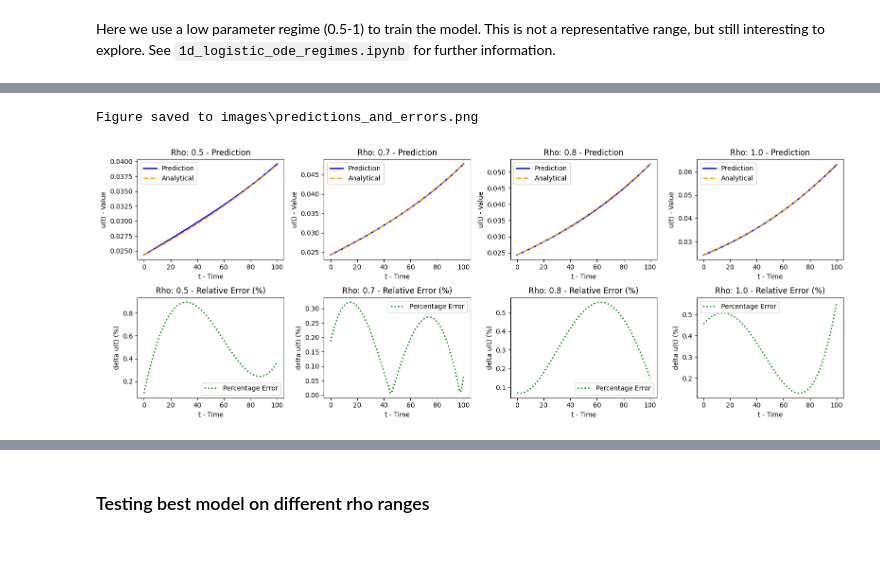
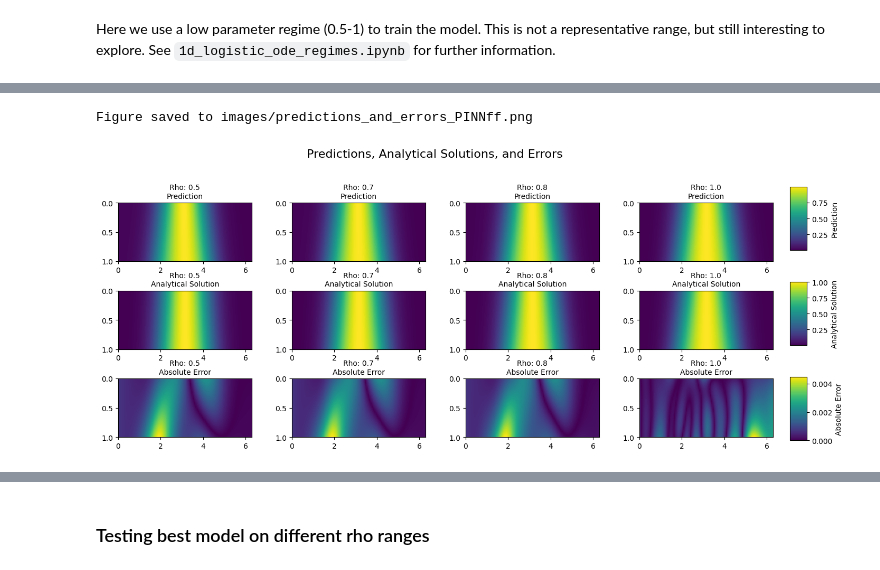
Before and after one commit to almasria/gnn_project, a Jupyter notebook: transfer_learning/1d_reaction/pinn_ff_experiments/experiments_pinn_ff_low_train_regime.ipynb, the cells around one changed output, grey strips where cells are left out. Drawn from its saved outputs; the diff is of its cells as text; code cells hidden in the pictures.

```diff
--- a/transfer_learning/1d_reaction/pinn_ff_experiments/experiments_pinn_ff_low_train_regime.ipynb
+++ b/transfer_learning/1d_reaction/pinn_ff_experiments/experiments_pinn_ff_low_train_regime.ipynb
@@ -79,16 +335,16 @@ Configuration:
 def compute_relative_errors(model, dataset, rho, device):
 
     # Get test points for the current rho
-    x_test, t_test, _ = dataset.get_test_points(rho)
+    res_test,x_test, t_test, _ = dataset.get_test_points(rho)
     rho_test = torch.full_like(x_test, rho).to(device)  # Create rho tensor for test points
 
     # Compute the analytical solution for the test points
-    u_analytical = dataset.analytical_solution(x_test, t_test, rho).cpu().detach().numpy().reshape(101, 1)
+    u_analytical = dataset.analytical_solution(x_test, t_test, rho).cpu().detach().numpy().reshape(101, 101)
 
     # Model predictions
     with torch.no_grad():
         pred = model(x_test.to(device), t_test.to(device), rho_test.to(device))[:, 0:1]
-        pred = pred.cpu().detach().numpy().reshape(101, 1)
+        pred = pred.cpu().detach().numpy().reshape(101, 101)
 
     # Compute relative errors
     rl1 = np.sum(np.abs(u_analytical - pred)) / np.sum(np.abs(u_analytical))
@@ -151,11 +407,20 @@ def run_training(config_dict, model, optim, dataset, rho_values, device):
         num_batches = 0
 
         for rho in rho_values:
+            # Get interior points and create a mini-batch DataLoader
             x_res, t_res, rho_res = dataset.get_interior_points(rho)
             interior_dataset = TensorDataset(x_res, t_res, rho_res)
             interior_loader = DataLoader(interior_dataset, batch_size=config_dict["batch_size"], shuffle=True)
 
-            x_ic, t_ic, rho_ic, u_ic = dataset.get_initial_condition(rho)
+            # Get full boundary data for current rho
+            (x_left, t_left, rho_left,
+            x_right, t_right, rho_right,
+            x_upper, t_upper, rho_upper,
+            x_lower, t_lower, rho_lower) = dataset.get_boundary_points(rho)
+            u_left, u_right, u_upper, u_lower = dataset.get_boundary_values(rho)
+
+
+            x_ic, t_ic, rho_ic, u_ic = x_left, t_left, rho_left, u_left
 
             for bx, bt, brho in interior_loader:
                 bx.requires_grad_()
@@ -242,6 +507,7 @@ def generate_rho_values(start, end, num=10):
 # %%
 # Define rho values
 rho_values = [0.5, 0.7, 0.8, 1.0] # small range
+device="cpu"
 
 """ start = 0.5
 end = 4.0
@@ -250,7 +516,7 @@ rho_values = generate_rho_values(start, end, num=5) """
 
 # Create the dataset using the ODEData class.
 # Note: We now provide t_range, t_points, a constant x value (e.g., 1.0), and rho_values.
-dataset = ODEData(t_range=[0, 1], rho_values=rho_values, t_points=101, constant_x=1.0, device='cuda:0')
+dataset = PDEData(x_range=[0, 2 * torch.pi], t_range=[0, 1], rho_values=rho_values, x_points=101, t_points=101, use_time_sequencing=False)
 
 
 # === Variations ===
@@ -260,7 +526,7 @@ adaptive_loss = [True, False]
 adaptive_loss_weighting_coeffs = [0.7, 0.9]
 alpha_values = [None]#[0.1, 0.25] #[0.1, 0.25, 0.5]
 epsilon_values = [None]#[0.1, 0.3] #[0.1, 0.5, 1.0]
-iteration_steps = [400] #[50, 100, 400]
+iteration_steps = [50] #[50, 100, 400]
 models = []
 for init_act,subseq_act in [("sin", "tanh"), ("sin","gelu"), ("tanh", "gelu")]:
     model = PINNff(in_dim=config.in_dim,
@@ -412,16 +670,16 @@ def test_on_parameter_range(rho_values, dataset, model):
 
     for rho in rho_values:
         # Get test points for the current rho
-        x_test, t_test, _ = dataset.get_test_points(rho)
+        res_test,x_test, t_test, _ = dataset.get_test_points(rho)
         rho_test = torch.full_like(x_test, rho).to(device)
 
         # Compute analytical solution
-        u_analytical = dataset.analytical_solution(x_test, t_test, rho).cpu().detach().numpy().reshape(-1)
+        u_analytical = dataset.analytical_solution(x_test, t_test, rho).cpu().detach().numpy().reshape(101,101)
 
         # Compute best model predictions
         with torch.no_grad():
             pred = best_model(x_test.to(device), t_test.to(device), rho_test.to(device))[:, 0:1]
-            pred = pred.cpu().detach().numpy().reshape(-1)
+            pred = pred.cpu().detach().numpy().reshape(101,101)
 
         # Compute error
         error = np.abs(u_analytical - pred)
@@ -435,16 +693,16 @@ def test_on_parameter_range(rho_values, dataset, model):
 # %%
 best_model.eval()
 predictions, analytical_solutions, errors = test_on_parameter_range(rho_values, dataset, best_model)
 
 # Plot predictions and errors
 plot_predictions_and_errors(
     rho_values=rho_values,
     predictions=predictions,
     analytical_solutions=analytical_solutions,
     errors=errors,
     num_cols=4,
-    save_path=images_dir / "predictions_and_errors.png"
+    save_path=images_dir / "predictions_and_errors_PINNff.png"
 )
 # %% [output]
-Figure saved to images\predictions_and_errors.png
+Figure saved to images/predictions_and_errors_PINNff.png
-[figure, old version]
+[figure, new version]
```
Also changed, not shown: parts of 15 cells of this notebook, 11 other files.
